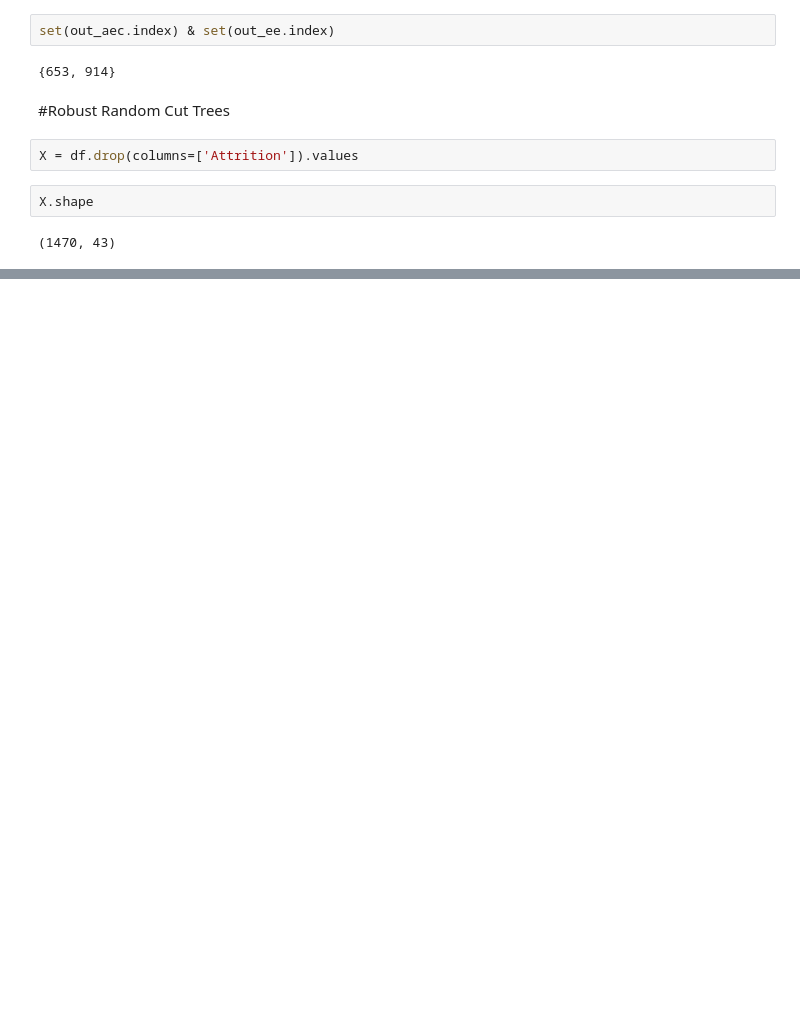
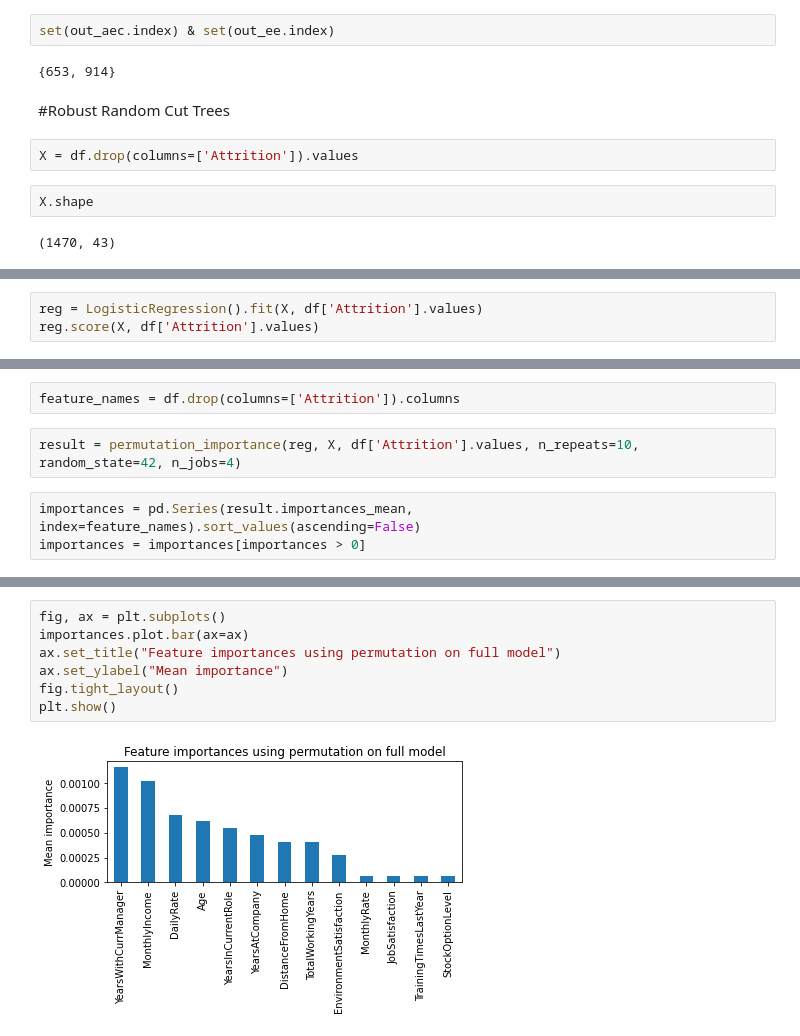
Before and after one commit to monikachudyba/ArtificialNeuralNetworkProjects, a Jupyter notebook: AEC-EmployeeAttrition.ipynb, the cells around one changed output, grey strips where cells are left out. Cells and saved outputs as stored; diff of their text form; blank space fills up the shorter version.

Commit message:
Permutation importances

```diff
--- a/AEC-EmployeeAttrition.ipynb
+++ b/AEC-EmployeeAttrition.ipynb
@@ -439,0 +458,3 @@ avg_codisp /= index
+# %%
+reg = LogisticRegression().fit(X, df['Attrition'].values)
+reg.score(X, df['Attrition'].values)
@@ -439,0 +470,7 @@ avg_codisp /= index
+# %%
+feature_names = df.drop(columns=['Attrition']).columns
+# %%
+result = permutation_importance(reg, X, df['Attrition'].values, n_repeats=10, random_state=42, n_jobs=4)
+# %%
+importances = pd.Series(result.importances_mean, index=feature_names).sort_values(ascending=False)
+importances = importances[importances > 0]
@@ -440,3 +494,12 @@ avg_codisp /= index
+# %%
+fig, ax = plt.subplots()
+importances.plot.bar(ax=ax)
+ax.set_title("Feature importances using permutation on full model")
+ax.set_ylabel("Mean importance")
+fig.tight_layout()
+plt.show()
+# %% [output]
+[figure, added]
 # %%
 threshold = avg_codisp.nlargest(n=10).min()
 
```
Also changed, not shown: parts of 10 cells of this notebook.
